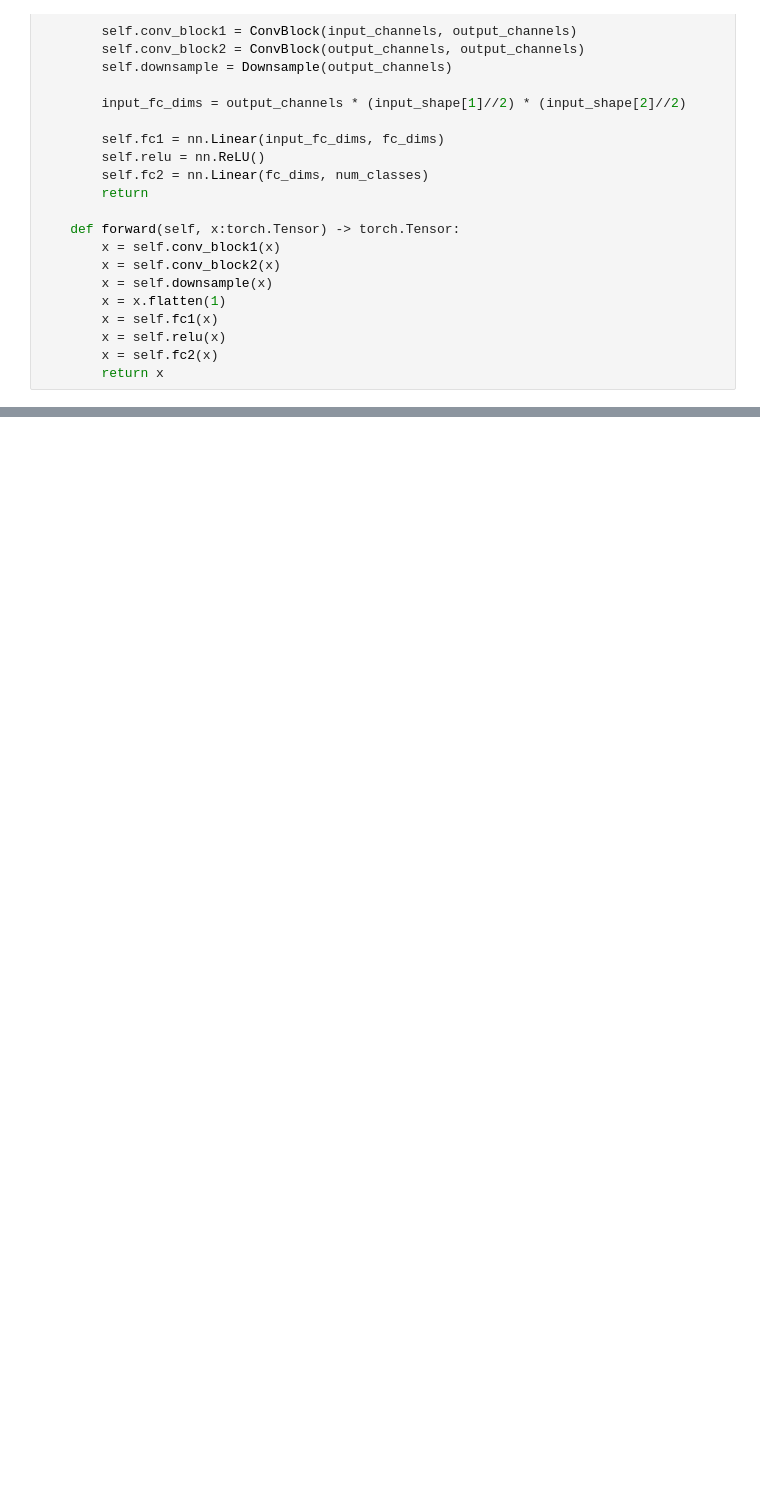
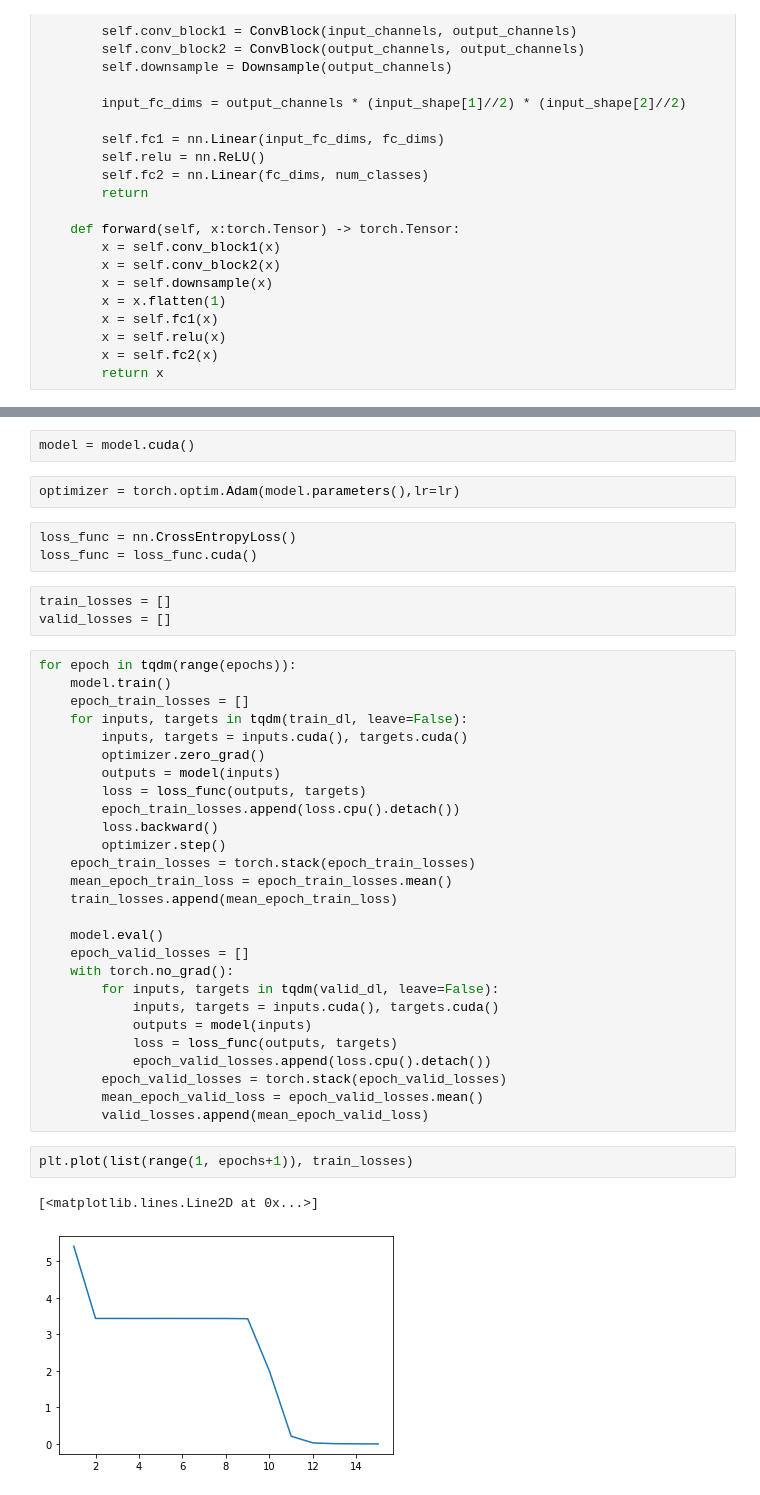
Before and after one commit to AnukoolPurohit/NMA-HandWriting-BCI, a Jupyter notebook: nbs/03_BasicModelAndTrainingLoop.ipynb, the cells around one changed output, grey strips where cells are left out. Saved outputs shown, nothing was run; the diff lists cells and outputs as text; blank space fills up the shorter version.

Commit message:
feat: Add Basic Training Loop in the notebook

```diff
--- a/nbs/03_BasicModelAndTrainingLoop.ipynb
+++ b/nbs/03_BasicModelAndTrainingLoop.ipynb
@@ -157,0 +160,42 @@ len(valid_dl)
+# %%
+model = model.cuda()
+# %%
+optimizer = torch.optim.Adam(model.parameters(),lr=lr)
+# %%
+loss_func = nn.CrossEntropyLoss()
+loss_func = loss_func.cuda()
+# %%
+train_losses = []
+valid_losses = []
+# %%
+for epoch in tqdm(range(epochs)):
+    model.train()
+    epoch_train_losses = []
+    for inputs, targets in tqdm(train_dl, leave=False):
+        inputs, targets = inputs.cuda(), targets.cuda()
+        optimizer.zero_grad()
+        outputs = model(inputs)
+        loss = loss_func(outputs, targets)
+        epoch_train_losses.append(loss.cpu().detach())
+        loss.backward()
+        optimizer.step()
+    epoch_train_losses = torch.stack(epoch_train_losses)
+    mean_epoch_train_loss = epoch_train_losses.mean()
+    train_losses.append(mean_epoch_train_loss)
+
+    model.eval()
+    epoch_valid_losses = []
+    with torch.no_grad():
+        for inputs, targets in tqdm(valid_dl, leave=False):
+            inputs, targets = inputs.cuda(), targets.cuda()
+            outputs = model(inputs)
+            loss = loss_func(outputs, targets)
+            epoch_valid_losses.append(loss.cpu().detach())
+        epoch_valid_losses = torch.stack(epoch_valid_losses)
+        mean_epoch_valid_loss = epoch_valid_losses.mean()
+        valid_losses.append(mean_epoch_valid_loss)
+# %%
+plt.plot(list(range(1, epochs+1)), train_losses)
+# %% [output]
+[<matplotlib.lines.Line2D at 0x...>]
+[figure, added]
```
Also changed, not shown: parts of 29 cells of this notebook, 2 other files.
